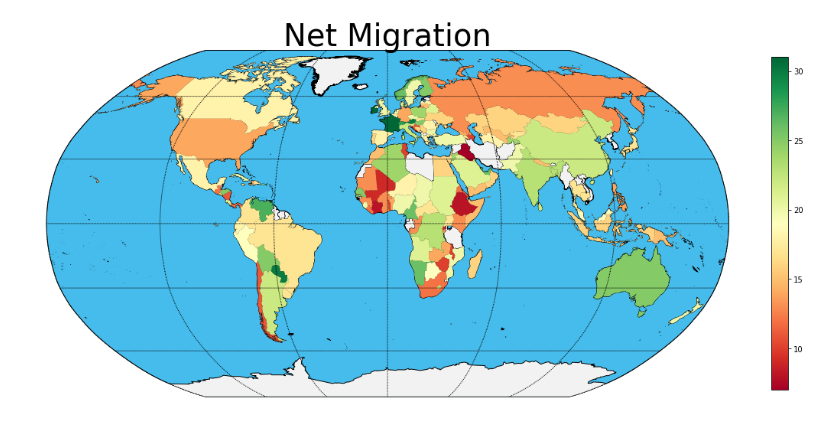
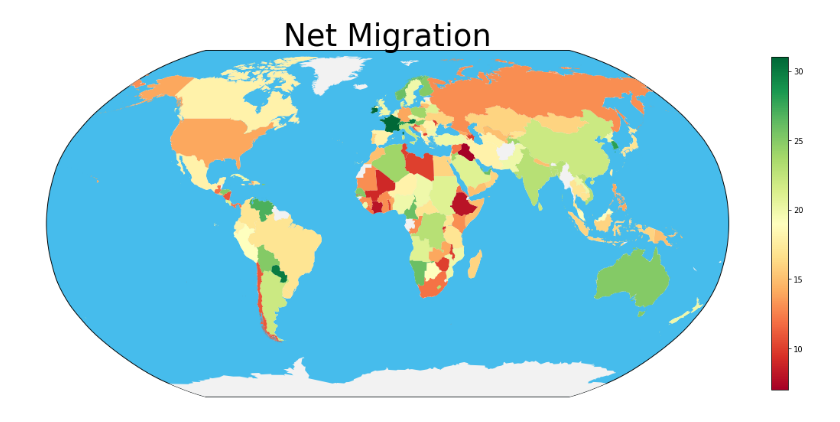
Before and after one commit to crcresearch/GOS, a Jupyter notebook: World_Py2.ipynb, the cells around one changed output. Saved outputs shown, nothing was run; the diff lists cells and outputs as text; code cells hidden in the pictures.

```diff
--- a/World_Py2.ipynb
+++ b/World_Py2.ipynb
@@ -17,14 +17,14 @@ m = Basemap(resolution='c', # c, l, i, h, f or None
 
 m.drawmapboundary(fill_color='#46bcec')
 m.fillcontinents(color='#f2f2f2',lake_color='#46bcec')
-m.drawcoastlines()
+# m.drawcoastlines()
 
-m.drawparallels(np.arange(-90.,120.,30.))
-m.drawmeridians(np.arange(0.,360.,60.))
+# m.drawparallels(np.arange(-90.,120.,30.))
+# m.drawmeridians(np.arange(0.,360.,60.))
 # m.drawmapboundary(fill_color='aqua')
 plt.title("Net Migration",fontsize=40)
 
-m.readshapefile('World/World', 'world')
+m.readshapefile('World/World', 'world',drawbounds=False)
 
 df_plot = pd.DataFrame({
         'shapes': [Polygon(np.array(shape), True) for shape in m.world],
@@ -32,31 +32,31 @@ df_plot = pd.DataFrame({
     })
 
 # print (df_plot)
 
 result = pd.read_csv('output.csv')
 
 # print (result)
 
 df_plot = df_plot.merge(result, on='area', how='left')
 
 # df_plot = df_plot.fillna(0)
 
 df_plot = df_plot.dropna()
 
 # print (df_plot)
 
 cmap = plt.get_cmap('RdYlGn')
 pc = PatchCollection(df_plot.shapes, zorder=2)
 norm = Normalize()
 
 pc.set_facecolor(cmap(norm(df_plot['value'].values)))
 ax.add_collection(pc)
 
 mapper = matplotlib.cm.ScalarMappable(norm=norm, cmap=cmap)
 
 mapper.set_array(df_plot['value'])
 plt.colorbar(mapper, shrink=0.2)
 
 plt.show()
 # %% [output]
-[figure, old version]
+[figure, new version]
```
Also changed, not shown: 3 other files.
